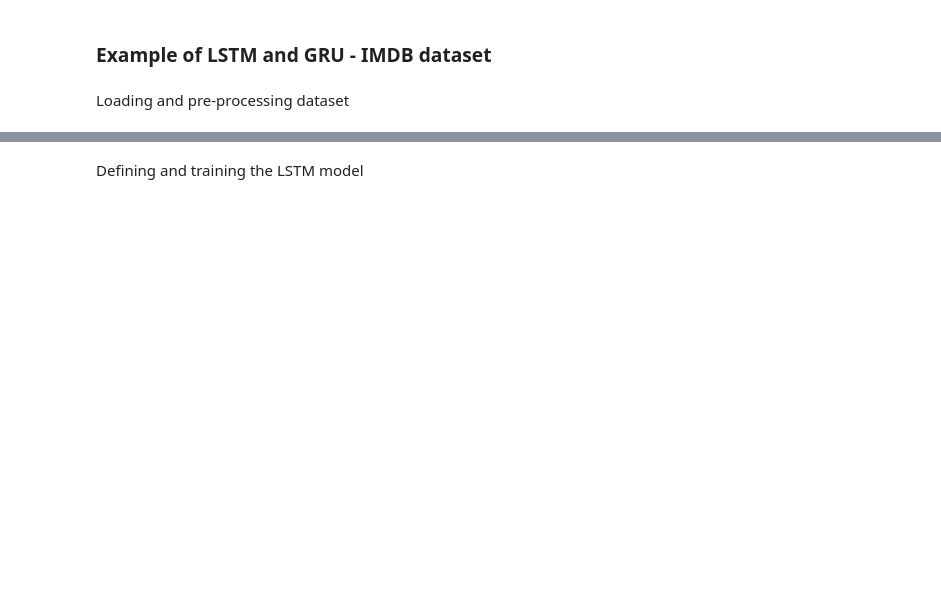
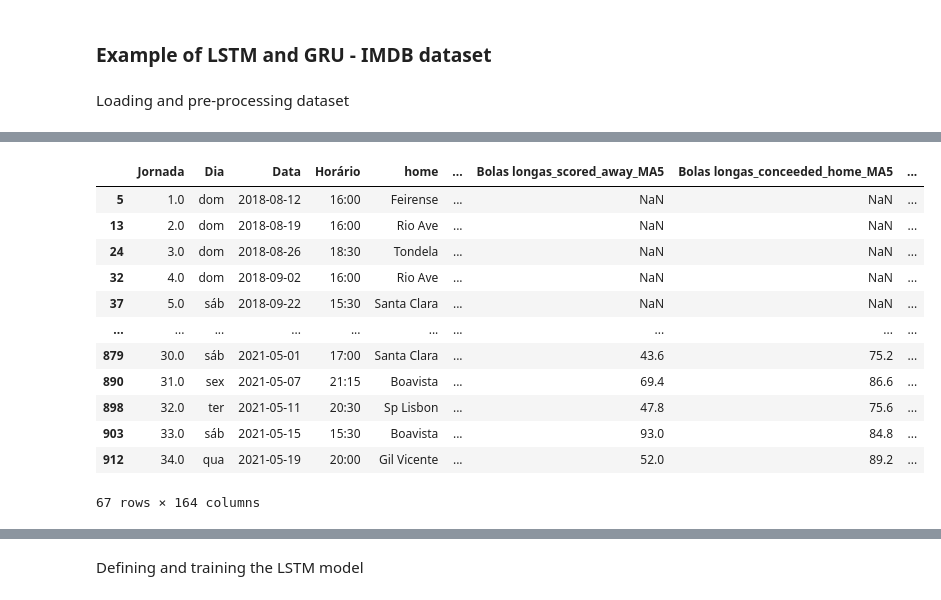
Before and after one commit to JoaoCaldas122/datamining-tp, a Jupyter notebook: LSTM/lstm_fut_portugal.ipynb, the cells around one changed output, grey strips where cells are left out. Drawn from its saved outputs; the diff is of its cells as text; code cells hidden in the pictures; blank space fills up the shorter version.

```diff
--- a/LSTM/lstm_fut_portugal.ipynb
+++ b/LSTM/lstm_fut_portugal.ipynb
@@ -13,15 +13,12 @@ import pandas as pd
 dataset = pd.read_csv('../merged_treinofinal.csv')
 
 dataset['dif'] = dataset['goals_home'] - dataset['goals_away']
-dataset.loc[dataset['dif'] > 0, 'result'] = 'H'
-dataset.loc[dataset['dif'] == 0, 'result'] = 'D'
-dataset.loc[dataset['dif'] < 0, 'result'] = 'A'
-dataset.loc[dataset['result'] == 'H', 'home_Points'] = 3
-dataset.loc[dataset['result'] == 'D', 'home_Points'] = 1
-dataset.loc[dataset['result'] == 'A', 'home_Points'] = 0
-dataset.loc[dataset['result'] == 'A', 'away_Points'] = 3
-dataset.loc[dataset['result'] == 'D', 'away_Points'] = 1
-dataset.loc[dataset['result'] == 'H', 'away_Points'] = 0
-y = dataset['result']
-x = dataset.drop(['dif','result'],axis=1)
-x_train, y_train, x_test, y_test = train_test_split(x,y, test_size=.2, shuffle=False, random_state=2023)
+dataset.loc[dataset['dif'] > 0, 'result'] = '0'
+dataset.loc[dataset['dif'] == 0, 'result'] = '1'
+dataset.loc[dataset['dif'] < 0, 'result'] = '2'
+dataset.loc[dataset['result'] == '0', 'home_Points'] = 3
+dataset.loc[dataset['result'] == '1', 'home_Points'] = 1
+dataset.loc[dataset['result'] == '2', 'home_Points'] = 0
+dataset.loc[dataset['result'] == '2', 'away_Points'] = 3
+dataset.loc[dataset['result'] == '1', 'away_Points'] = 1
+dataset.loc[dataset['result'] == '0', 'away_Points'] = 0
@@ -111,0 +141,18 @@ x_train
+# %%
+pd.set_option('display.max_columns', 10)
+pd.set_option('display.max_rows', 10)
+dataset[dataset['Tiro de meta_home'].isna().sum
+# %% [output]
+|  | Jornada | Dia | Data | Horário | home | ... | Bolas longas_scored_away_MA5 | Bolas longas_conceeded_home_MA5 | ... |
+| 5 | 1.0 | dom | 2018-08-12 | 16:00 | Feirense | ... | NaN | NaN | ... |
+| 13 | 2.0 | dom | 2018-08-19 | 16:00 | Rio Ave | ... | NaN | NaN | ... |
+| 24 | 3.0 | dom | 2018-08-26 | 18:30 | Tondela | ... | NaN | NaN | ... |
+| 32 | 4.0 | dom | 2018-09-02 | 16:00 | Rio Ave | ... | NaN | NaN | ... |
+| 37 | 5.0 | sáb | 2018-09-22 | 15:30 | Santa Clara | ... | NaN | NaN | ... |
+| ... | ... | ... | ... | ... | ... | ... | ... | ... | ... |
+| 879 | 30.0 | sáb | 2021-05-01 | 17:00 | Santa Clara | ... | 43.6 | 75.2 | ... |
+| 890 | 31.0 | sex | 2021-05-07 | 21:15 | Boavista | ... | 69.4 | 86.6 | ... |
+| 898 | 32.0 | ter | 2021-05-11 | 20:30 | Sp Lisbon | ... | 47.8 | 75.6 | ... |
+| 903 | 33.0 | sáb | 2021-05-15 | 15:30 | Boavista | ... | 93.0 | 84.8 | ... |
+| 912 | 34.0 | qua | 2021-05-19 | 20:00 | Gil Vicente | ... | 52.0 | 89.2 | ... |
+67 rows × 164 columns
```
Also changed, not shown: parts of 14 cells of this notebook, 1 other file.
